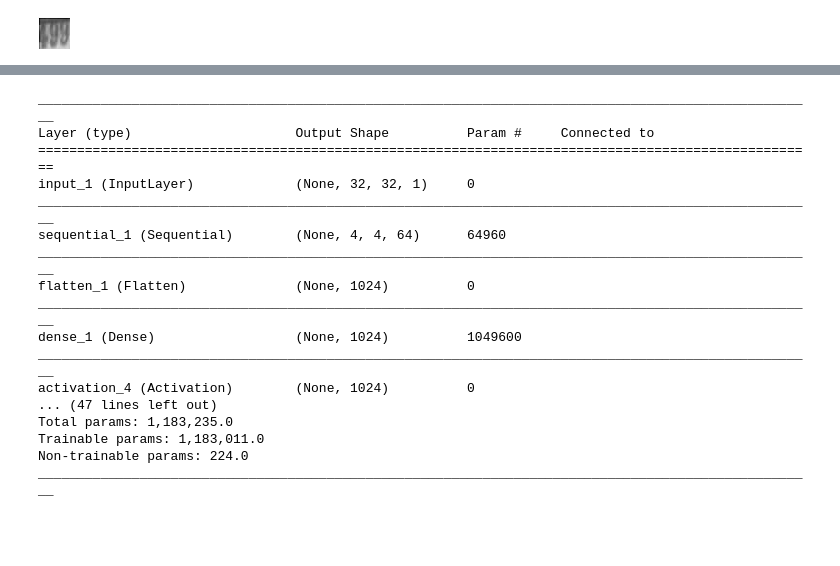
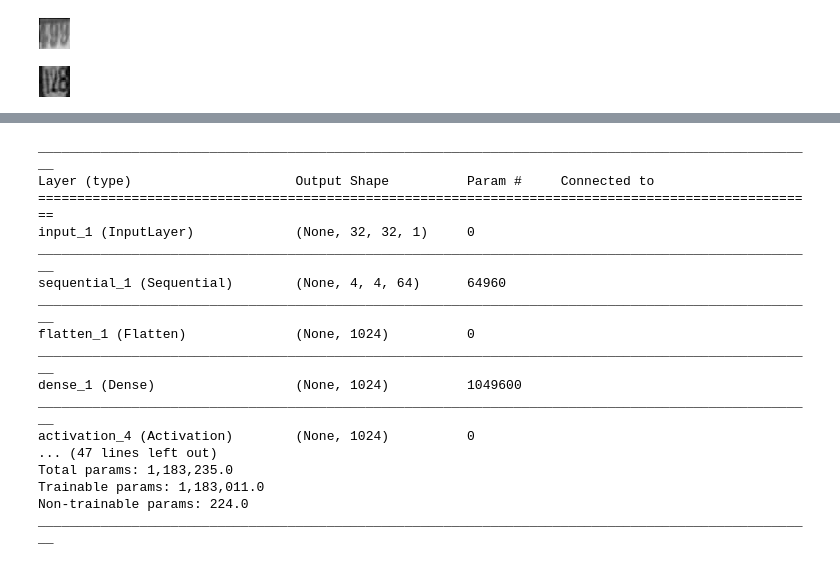
Before and after one commit to sathyz/svhn, a Jupyter notebook: svhn.ipynb, the cells around one changed output, grey strips where cells are left out. Saved outputs shown, nothing was run; the diff lists cells and outputs as text; code cells hidden in the pictures; blank space fills up the shorter version.

```diff
--- a/svhn.ipynb
+++ b/svhn.ipynb
@@ -46,6 +47,10 @@ array_to_img(x_train[8])
 array_to_img(x_test[6424])
 # %% [output]
 [figure]
+# %%
+array_to_img(x_train[8] / x_train[8].std())
+# %% [output]
+[figure, added]
 # %%
 from keras.models import Sequential
 from keras.layers import Conv2D, MaxPooling2D
```
Also changed, not shown: parts of 36 cells of this notebook, 1 other file.
